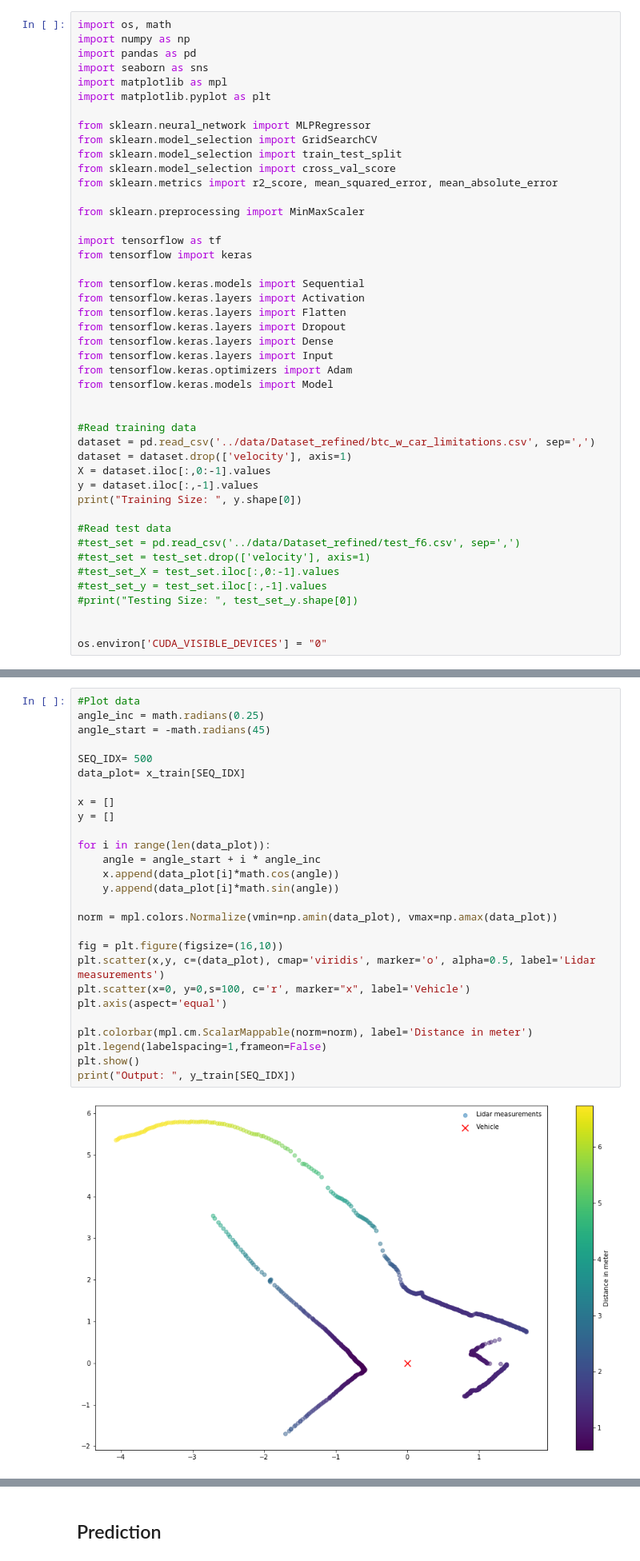
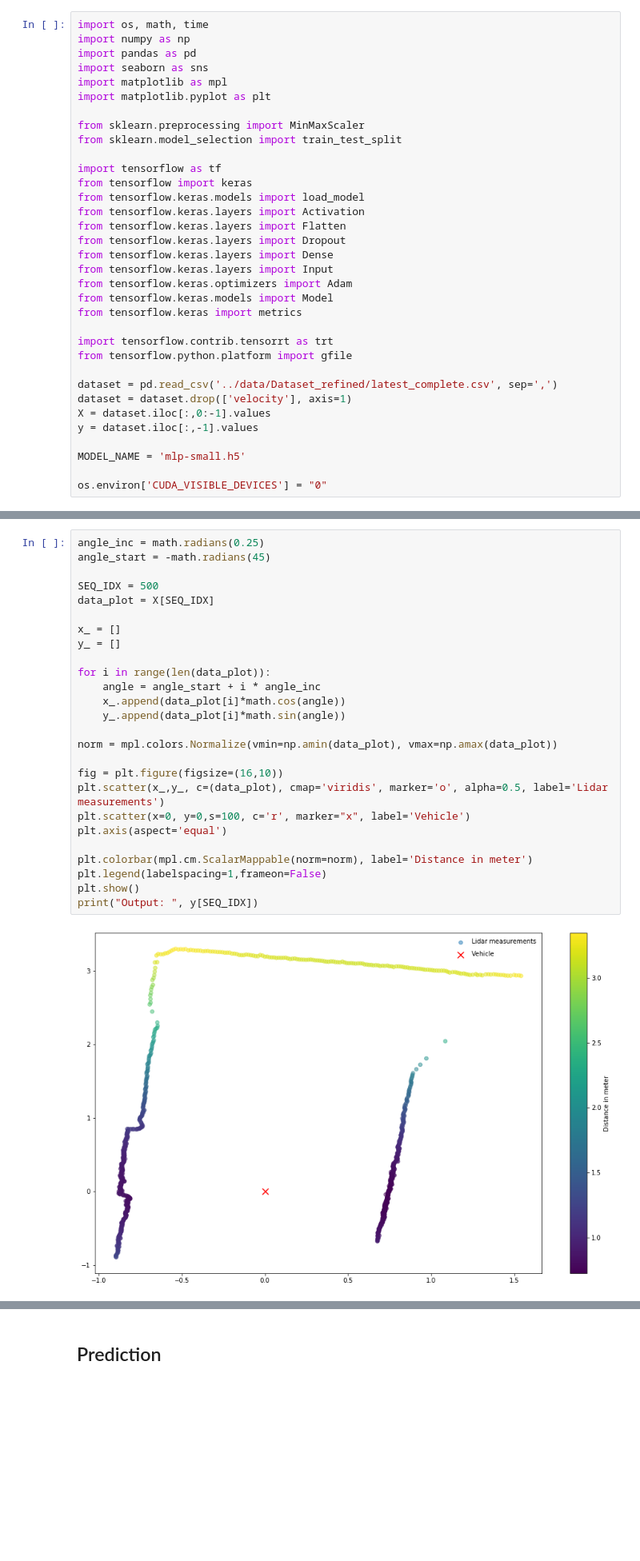
Before and after one commit to jonajo15/f1tenth-policy, a Jupyter notebook: policy_network.ipynb, the cells around one changed output, grey strips where cells are left out. Shown: that part at 80% size. Saved outputs shown, nothing was run; the diff lists cells and outputs as text; blank space fills up the shorter version.

```diff
--- a/policy_network.ipynb
+++ b/policy_network.ipynb
@@ -1,23 +4,17 @@
 # %%
-import os, math
+import os, math, time
 import numpy as np
 import pandas as pd
 import seaborn as sns
 import matplotlib as mpl
 import matplotlib.pyplot as plt
 
-from sklearn.neural_network import MLPRegressor
-from sklearn.model_selection import GridSearchCV
+from sklearn.preprocessing import MinMaxScaler
 from sklearn.model_selection import train_test_split
-from sklearn.model_selection import cross_val_score
-from sklearn.metrics import r2_score, mean_squared_error, mean_absolute_error
-
-from sklearn.preprocessing import MinMaxScaler
 
 import tensorflow as tf
 from tensorflow import keras
-
-from tensorflow.keras.models import Sequential
+from tensorflow.keras.models import load_model
 from tensorflow.keras.layers import Activation
 from tensorflow.keras.layers import Flatten
 from tensorflow.keras.layers import Dropout
@@ -25,22 +22,17 @@ from tensorflow.keras.layers import Dense
 from tensorflow.keras.layers import Input
 from tensorflow.keras.optimizers import Adam
 from tensorflow.keras.models import Model
+from tensorflow.keras import metrics
 
+import tensorflow.contrib.tensorrt as trt
+from tensorflow.python.platform import gfile
 
-#Read training data
-dataset = pd.read_csv('../data/Dataset_refined/btc_w_car_limitations.csv', sep=',')
+dataset = pd.read_csv('../data/Dataset_refined/latest_complete.csv', sep=',')
 dataset = dataset.drop(['velocity'], axis=1)
 X = dataset.iloc[:,0:-1].values
 y = dataset.iloc[:,-1].values
-print("Training Size: ", y.shape[0])
 
-#Read test data
-#test_set = pd.read_csv('../data/Dataset_refined/test_f6.csv', sep=',')
-#test_set = test_set.drop(['velocity'], axis=1)
-#test_set_X = test_set.iloc[:,0:-1].values
-#test_set_y = test_set.iloc[:,-1].values
-#print("Testing Size: ", test_set_y.shape[0])
-
+MODEL_NAME = 'mlp-small.h5'
 
 os.environ['CUDA_VISIBLE_DEVICES'] = "0"
 # %% [output]
@@ -91,29 +85,28 @@ x_train, x_test, y_train, y_test = train_test_split(X, y, test_size=0.20, random
 # %%
-#Plot data
 angle_inc = math.radians(0.25)
 angle_start = -math.radians(45)
 
-SEQ_IDX= 500
-data_plot= x_train[SEQ_IDX]
+SEQ_IDX = 500
+data_plot = X[SEQ_IDX]
 
-x = []
-y = []
+x_ = []
+y_ = []
 
 for i in range(len(data_plot)):
     angle = angle_start + i * angle_inc
-    x.append(data_plot[i]*math.cos(angle))
-    y.append(data_plot[i]*math.sin(angle))
+    x_.append(data_plot[i]*math.cos(angle))
+    y_.append(data_plot[i]*math.sin(angle))
 
 norm = mpl.colors.Normalize(vmin=np.amin(data_plot), vmax=np.amax(data_plot))
 
 fig = plt.figure(figsize=(16,10))
-plt.scatter(x,y, c=(data_plot), cmap='viridis', marker='o', alpha=0.5, label='Lidar measurements')
+plt.scatter(x_,y_, c=(data_plot), cmap='viridis', marker='o', alpha=0.5, label='Lidar measurements')
 plt.scatter(x=0, y=0,s=100, c='r', marker="x", label='Vehicle')
 plt.axis(aspect='equal')
 
 plt.colorbar(mpl.cm.ScalarMappable(norm=norm), label='Distance in meter')
 plt.legend(labelspacing=1,frameon=False)
 plt.show()
-print("Output: ", y_train[SEQ_IDX])
+print("Output: ", y[SEQ_IDX])
 # %% [output]
-[figure, old version]
+[figure, new version]
```
Also changed, not shown: parts of 30 cells of this notebook, 7 other files.
